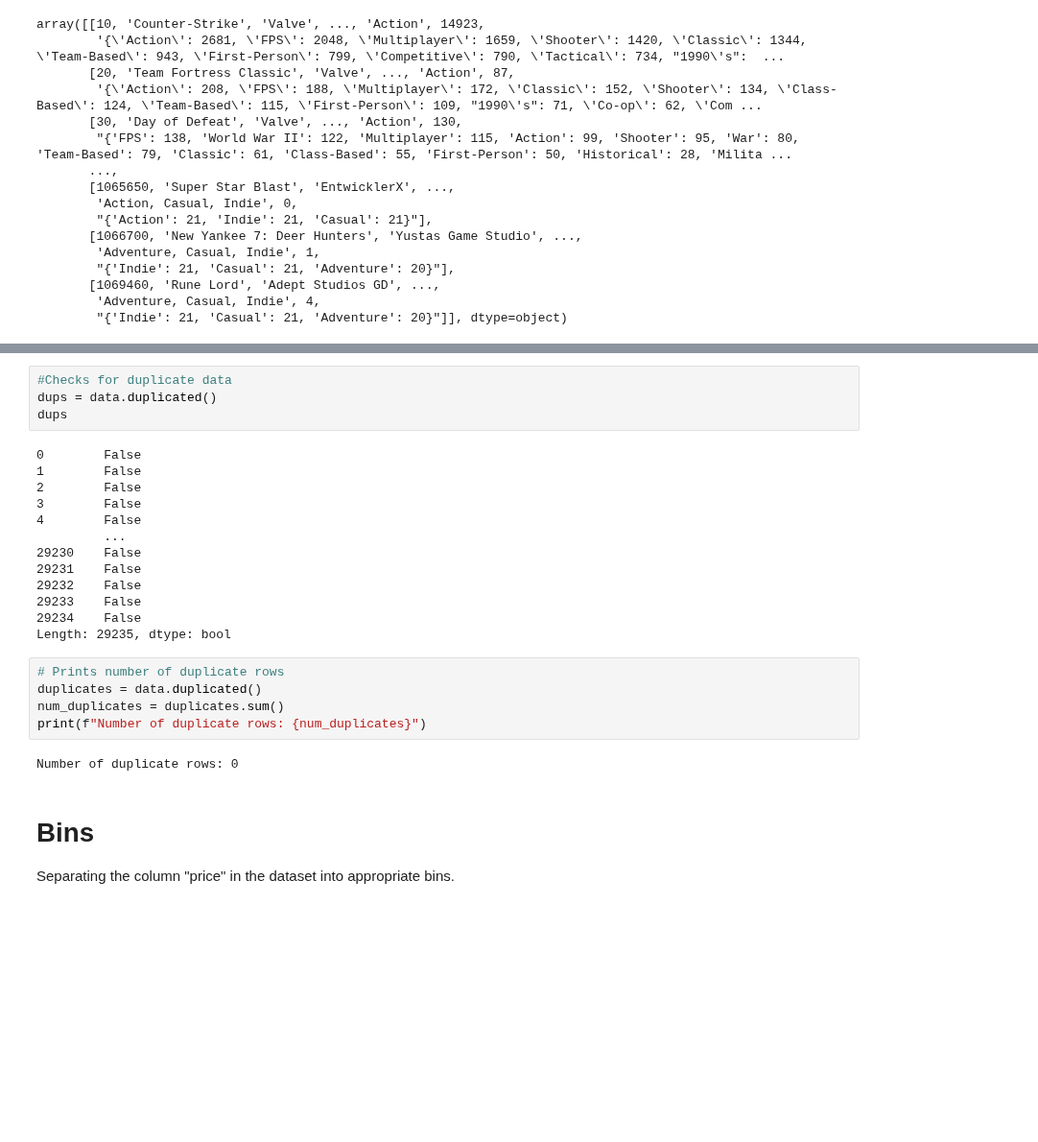
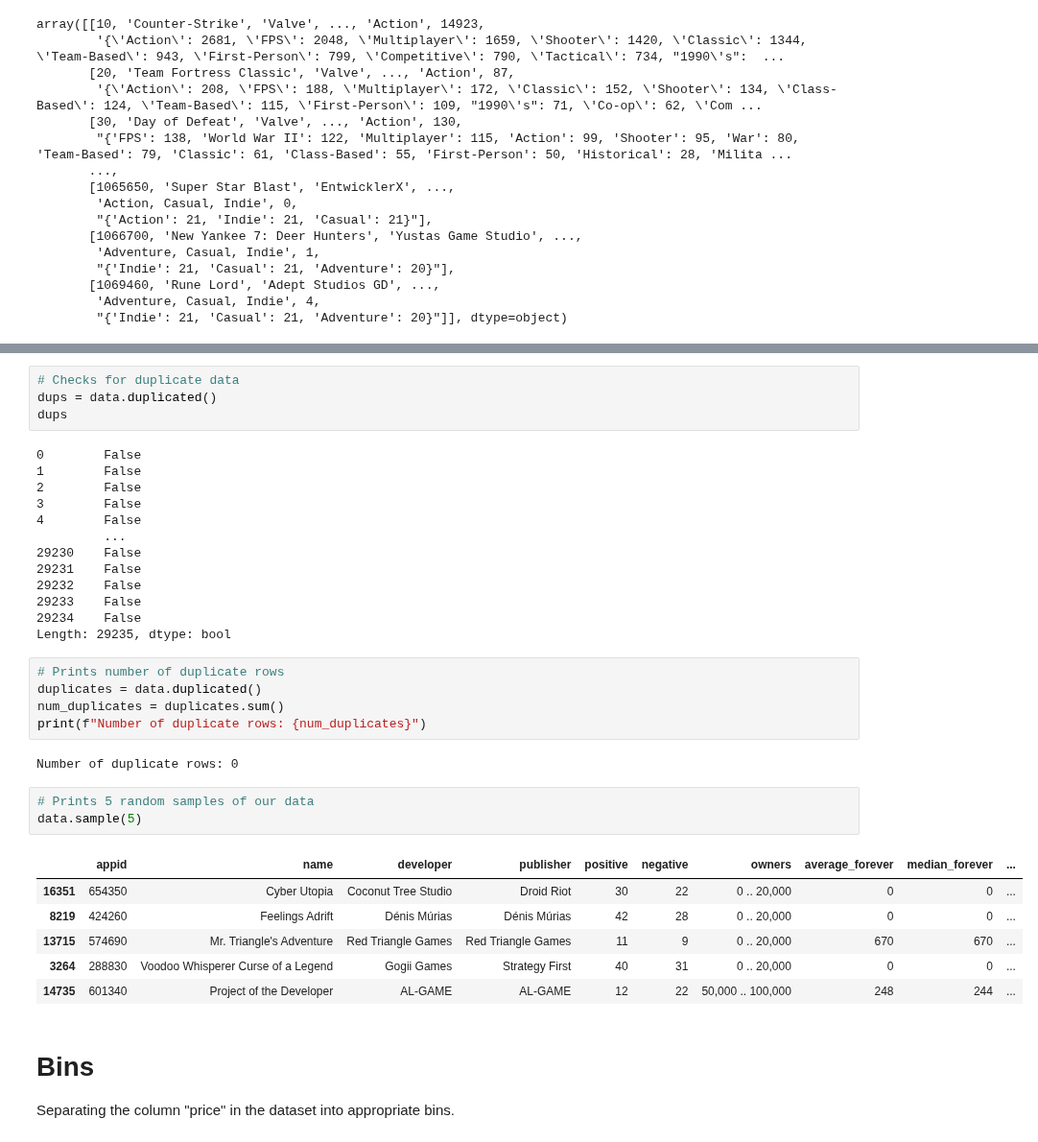
Before and after one commit to Florrena/project, a Jupyter notebook: 1.ipynb, the cells around one changed output, grey strips where cells are left out. Shown at 96% size. Saved outputs shown, nothing was run; the diff lists cells and outputs as text; blank space fills up the shorter version.

```diff
--- a/1.ipynb
+++ b/1.ipynb
@@ -97,5 +100,5 @@ Amount of non null columns:  58
 # %%
-#Checks for duplicate data
+# Checks for duplicate data
 dups = data.duplicated()
 dups
 # %% [output]
@@ -118,6 +121,16 @@ num_duplicates = duplicates.sum()
 print(f"Number of duplicate rows: {num_duplicates}")
 # %% [output]
 Number of duplicate rows: 0
+# %%
+# Prints 5 random samples of our data
+data.sample(5)
+# %% [output]
+|  | appid | name | developer | publisher | positive | negative | owners | average_forever | median_forever | ... |
+| 16351 | 654350 | Cyber Utopia | Coconut Tree Studio | Droid Riot | 30 | 22 | 0 .. 20,000 | 0 | 0 | ... |
+| 8219 | 424260 | Feelings Adrift | Dénis Múrias | Dénis Múrias | 42 | 28 | 0 .. 20,000 | 0 | 0 | ... |
+| 13715 | 574690 | Mr. Triangle's Adventure | Red Triangle Games | Red Triangle Games | 11 | 9 | 0 .. 20,000 | 670 | 670 | ... |
+| 3264 | 288830 | Voodoo Whisperer Curse of a Legend | Gogii Games | Strategy First | 40 | 31 | 0 .. 20,000 | 0 | 0 | ... |
+| 14735 | 601340 | Project of the Developer | AL-GAME | AL-GAME | 12 | 22 | 50,000 .. 100,000 | 248 | 244 | ... |
 # %% [markdown]
  # Bins
 
```
Also changed, not shown: parts of 7 cells of this notebook.
